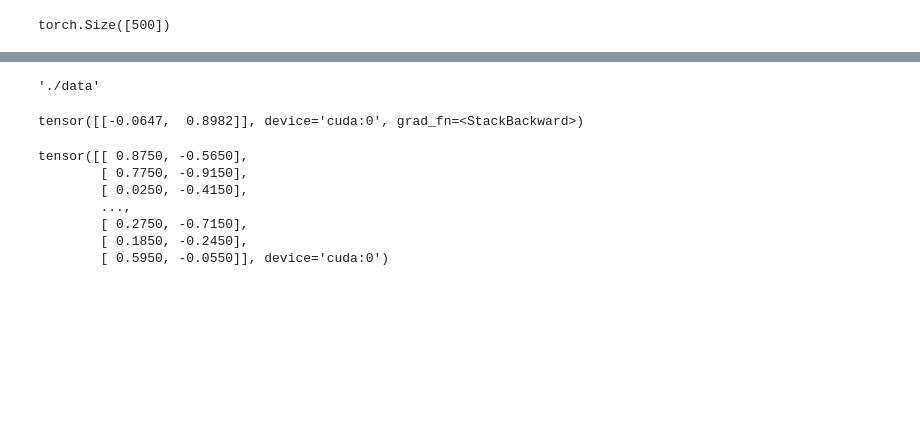
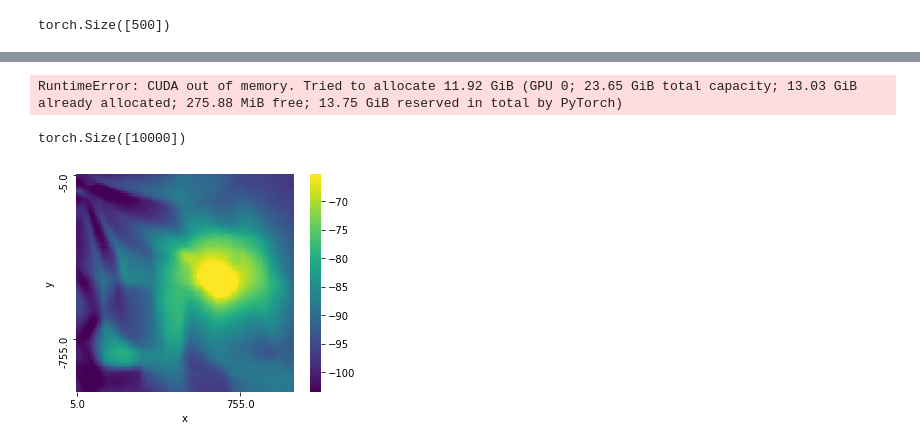
Before and after one commit to nicegeeker/code_deep_kernel_learning, a Jupyter notebook: 01_data_generation.ipynb, the cells around one changed output, grey strips where cells are left out. Cells and saved outputs as stored; diff of their text form; code cells hidden in the pictures; blank space fills up the shorter version.

```diff
--- a/01_data_generation.ipynb
+++ b/01_data_generation.ipynb
@@ -168,5 +191 @@ Saving figure system_model
-# %%
-DATA_PATH
-# %% [output]
-'./data'
 # %%
@@ -175,16 +193,0 @@ torch.save(train_y, DATA_PATH+'/train_y')
-# %%
-
-point = torch.tensor([[2.5, -2.5]]).to(device)
-warp_model(point)
-# %% [output]
-tensor([[-0.0647,  0.8982]], device='cuda:0', grad_fn=<StackBackward>)
-# %%
-train_X/1000
-# %% [output]
-tensor([[ 0.8750, -0.5650],
-        [ 0.7750, -0.9150],
-        [ 0.0250, -0.4150],
-        ...,
-        [ 0.2750, -0.7150],
-        [ 0.1850, -0.2450],
-        [ 0.5950, -0.0550]], device='cuda:0')
@@ -190,0 +250,14 @@ tensor([[ 0.8750, -0.5650],
+# %%
+train_X, train_y, idx, coords, true_rss, noise = data_generation(
+    gp_model, likelihood, "test", grid_res=200, seed=10
+)
+# %% [output]
+RuntimeError: CUDA out of memory. Tried to allocate 11.92 GiB (GPU 0; 23.65 GiB total capacity; 13.03 GiB already allocated; 275.88 MiB free; 13.75 GiB reserved in total by PyTorch)
+# %%
+noise.shape
+# %% [output]
+torch.Size([10000])
+# %%
+plot_heatmap(coords, true_rss)
+# %% [output]
+[figure, added]
```
Also changed, not shown: parts of 18 cells of this notebook, 35 other files.
